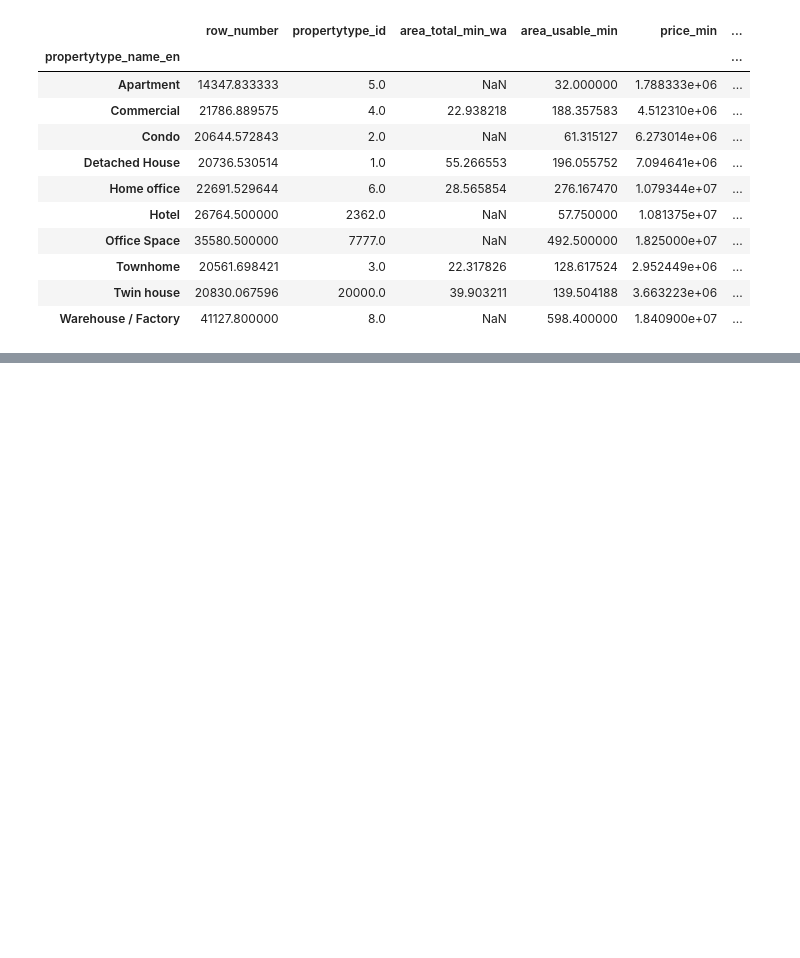
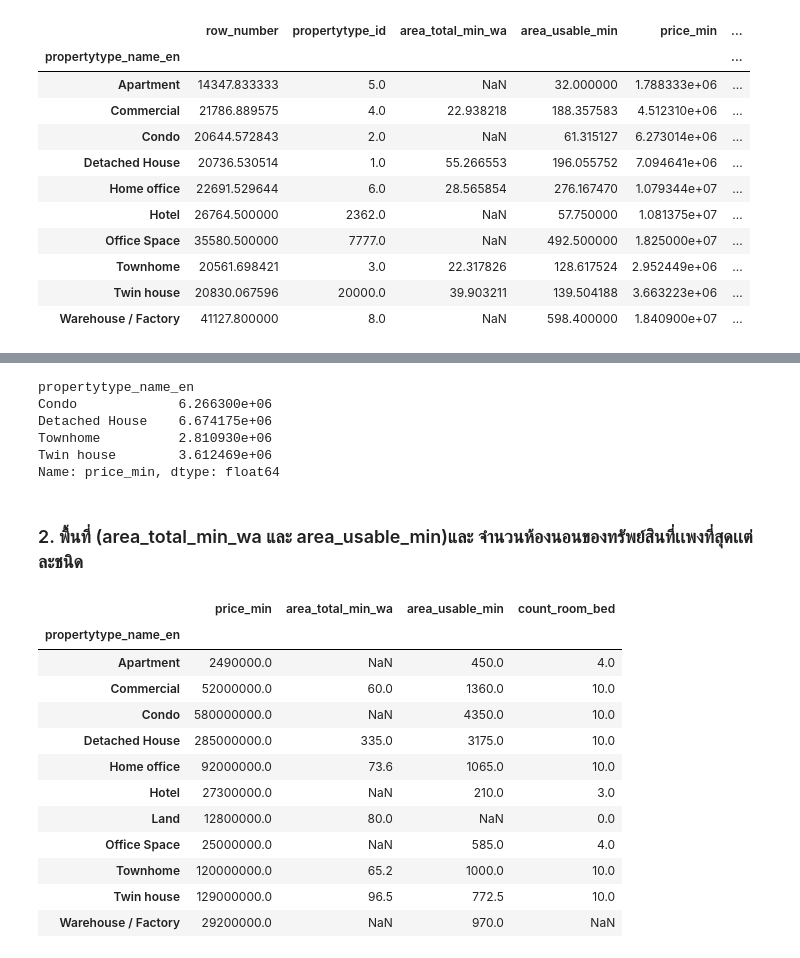
Before and after one commit to NarawitPrathansap/BasicProg_DataViz65, a Jupyter notebook: pandas_dropna.ipynb, the cells around one changed output, grey strips where cells are left out. Cells and saved outputs as stored; diff of their text form; code cells hidden in the pictures; blank space fills up the shorter version.

```diff
--- a/pandas_dropna.ipynb
+++ b/pandas_dropna.ipynb
@@ -373,0 +392,27 @@ unit.groupby(['propertytype_name_en']).mean()
+# %%
+unit.groupby(['propertytype_name_en'])['price_min'].mean( ).filter(regex= '(Detached House|Condo|Twin house|Townhome)')
+# %% [output]
+propertytype_name_en
+Condo             6.266300e+06
+Detached House    6.674175e+06
+Townhome          2.810930e+06
+Twin house        3.612469e+06
+Name: price_min, dtype: float64
+# %% [markdown]
+### 2. พื้นที่ (area_total_min_wa	และ area_usable_min)และ จำนวนห้องนอนของทรัพย์สินที่เเพงที่สุดเเต่ละชนิด
+# %%
+unit.groupby(['propertytype_name_en'])[['price_min','area_total_min_wa','area_usable_min','count_room_bed']].max()
+# %% [output]
+|  | price_min | area_total_min_wa | area_usable_min | count_room_bed |
+| propertytype_name_en |  |  |  |  |
+| Apartment | 2490000.0 | NaN | 450.0 | 4.0 |
+| Commercial | 52000000.0 | 60.0 | 1360.0 | 10.0 |
+| Condo | 580000000.0 | NaN | 4350.0 | 10.0 |
+| Detached House | 285000000.0 | 335.0 | 3175.0 | 10.0 |
+| Home office | 92000000.0 | 73.6 | 1065.0 | 10.0 |
+| Hotel | 27300000.0 | NaN | 210.0 | 3.0 |
+| Land | 12800000.0 | 80.0 | NaN | 0.0 |
+| Office Space | 25000000.0 | NaN | 585.0 | 4.0 |
+| Townhome | 120000000.0 | 65.2 | 1000.0 | 10.0 |
+| Twin house | 129000000.0 | 96.5 | 772.5 | 10.0 |
+| Warehouse / Factory | 29200000.0 | NaN | 970.0 | NaN |
```
Also changed, not shown: parts of 6 cells of this notebook.
